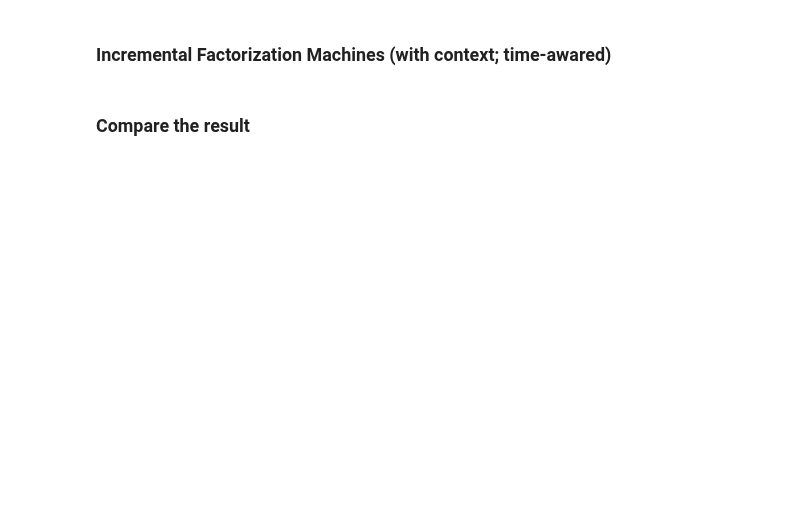
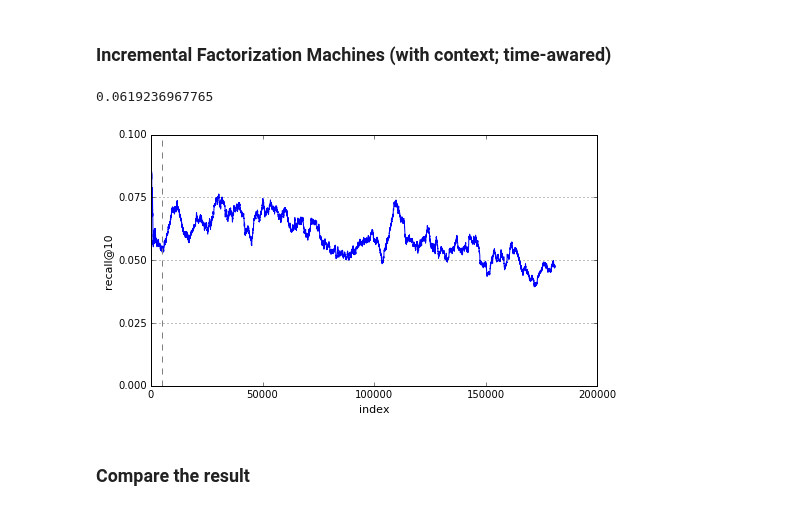
Before and after one commit to takuti/stream-recommender, a Jupyter notebook: stream-recommender.ipynb, the cells around one changed output. Saved outputs shown, nothing was run; the diff lists cells and outputs as text; code cells hidden in the pictures; blank space fills up the shorter version.

```diff
--- a/stream-recommender.ipynb
+++ b/stream-recommender.ipynb
@@ -148,3 +145,9 @@ iFMs_dt_avgs, iFMs_dt_time = exp.iFMs(['dt'])
+# %%
+iFMs_ctx_avgs, iFMs_ctx_time = show_result('results/iFMs_genre-dt-demographics.txt')
+iFMs_ctx_time
+# %% [output]
+0.0619236967765
+[figure, added]
 # %% [markdown]
 ### Compare the result
 # %%
```
Also changed, not shown: parts of 8 cells of this notebook.
